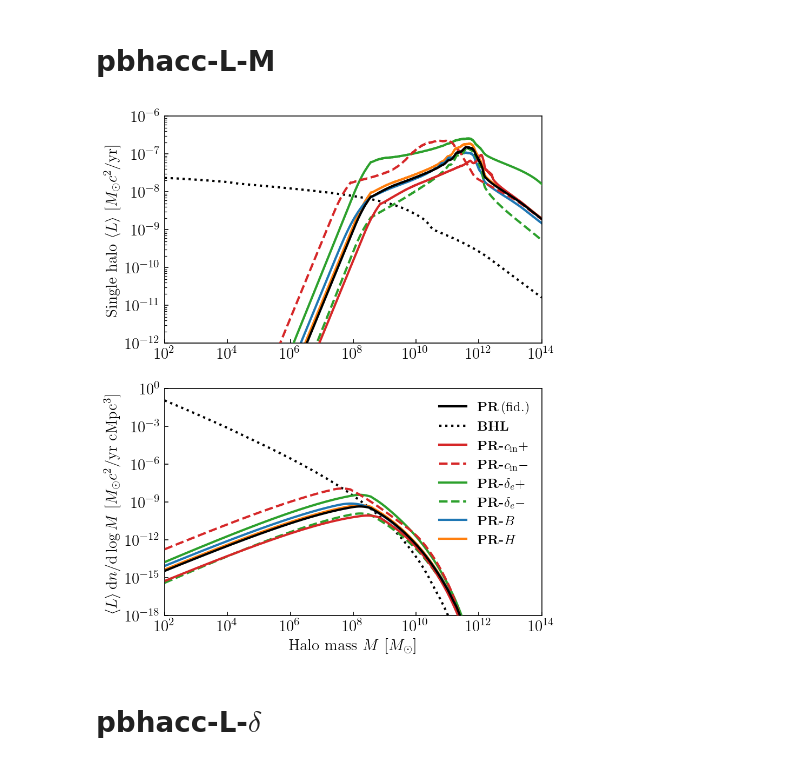
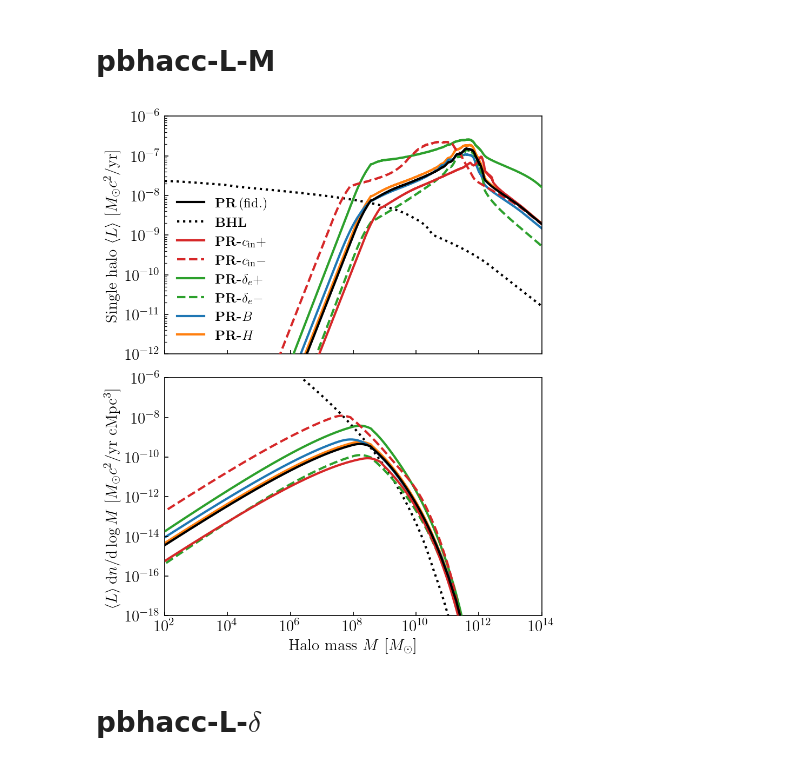
Before and after one commit to yitiansun/DM21cm, a Jupyter notebook: plotting/paper2/pbhacc-L.ipynb, the cells around one changed output. Cells and saved outputs as stored; diff of their text form; code cells hidden in the pictures.

```diff
--- a/plotting/paper2/pbhacc-L.ipynb
+++ b/plotting/paper2/pbhacc-L.ipynb
@@ -129,7 +129,7 @@ for model_name in model_name_s:
 # %%
 text_log10xy_dict = {mn: None for mn in model_name_s}
 
-fig, axs = plt.subplots(2, 1, figsize=(6, 8) , sharex=False)
+fig, axs = plt.subplots(2, 1, figsize=(6, 8) , sharex=True)
 
 ax = axs[0]
 for i, mn in enumerate(model_name_s):
@@ -140,37 +140,39 @@ for i, mn in enumerate(model_name_s):
         label = None
     else:
         label = model_latex_dict[mn]
     ax.plot(m_s, L_dict[mn], label=label, color=color_dict[mn], ls=ls_dict[mn], zorder=zorder_dict[mn])
 
 ax.set(xscale='log', yscale='log')
 if m_PBH == 1e0:
     ax.set(xlim=(1e2, 1e14), ylim=(1e-14, 1e-8))
 elif m_PBH == 1e2:
     ax.set(xlim=(1e2, 1e14), ylim=(1e-12, 1e-6))
 elif m_PBH == 1e4:
     ax.set(xlim=(1e2, 1e14), ylim=(1e-10, 1e-4))
 ax.set(ylabel=r'Single halo $\langle L\rangle$ [$M_\odot c^2$/yr]')
 
+ax.legend(frameon=False, fontsize=12)
+
 ax = axs[1]
 dndm_s = interpolate.interp1d(z_s, hmfdata['st'], axis=0, bounds_error=True)(z)
 for i, mn in enumerate(model_name_s):
     ax.plot(m_s, m_s * dndm_s * L_dict[mn], label=model_latex_dict[mn], color=color_dict[mn], ls=ls_dict[mn], zorder=zorder_dict[mn])
 
 ax.set(xscale='log', yscale='log')
 if m_PBH == 1e0:
     ax.set(xlim=(1e2, 1e14), ylim=(1e-20, 1e-2))
 elif m_PBH == 1e2:
-    ax.set(xlim=(1e2, 1e14), ylim=(1e-18, 1e0))
+    ax.set(xlim=(1e2, 1e14), ylim=(1e-18, 1e-6))
 elif m_PBH == 1e4:
     ax.set(xlim=(1e2, 1e14), ylim=(1e-16, 1e+2))
 ax.set(xlabel=r'Halo mass $M$ [$M_\odot$]', ylabel=r'$\langle L\rangle\,\mathrm{d}n/\mathrm{d}\log M$ [$M_\odot c^2$/yr cMpc$^{3}$]')
 
-ax.legend(frameon=False, fontsize=12)
+# ax.legend(frameon=False, fontsize=12)
 
-fig.subplots_adjust(hspace=0.2)
+fig.subplots_adjust(hspace=0.1)
 fig.savefig('pbhacc-L-M.pdf', bbox_inches='tight')
 # %% [output]
-[figure, old version]
+[figure, new version]
 # %% [markdown]
 # pbhacc-L-$\delta$
 # %%
```
Also changed, not shown: 3 other files.
